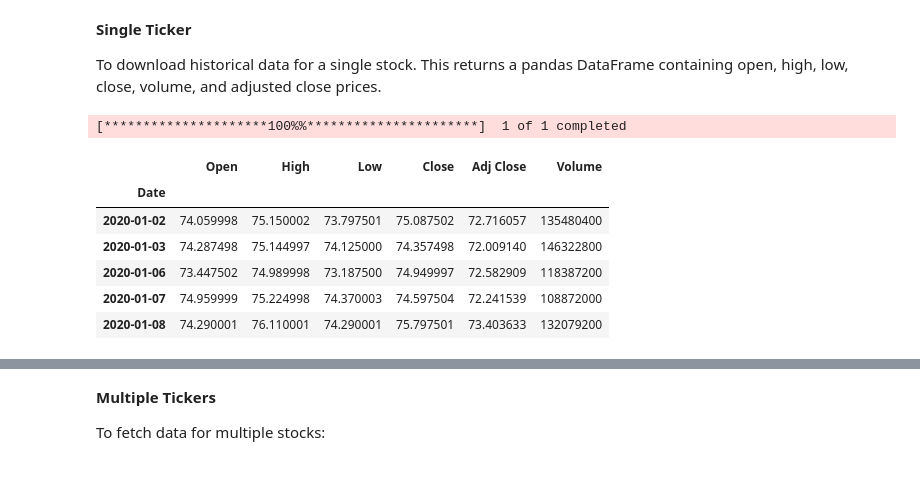
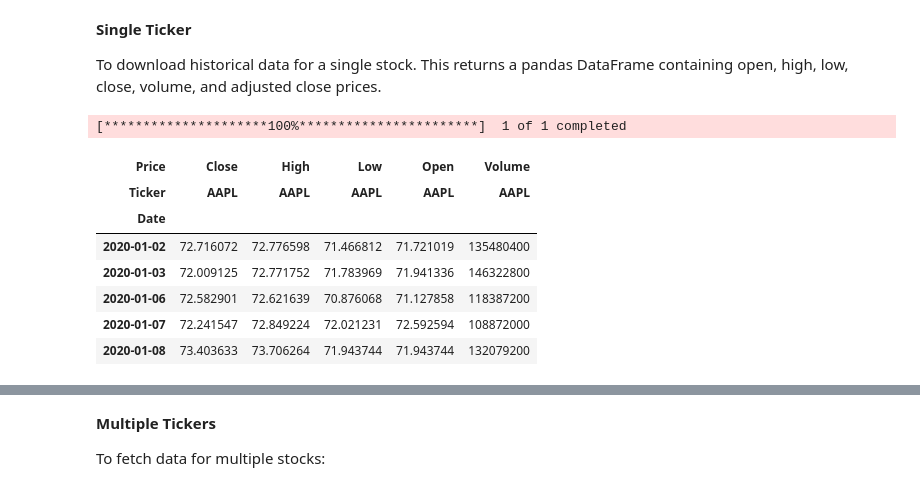
Before and after one commit to polyhedron-gdl/ml-for-finance-intro, a Jupyter notebook: 2025/01-notebooks/nb-lesson-1-3.ipynb, the cells around one changed output, grey strips where cells are left out. Saved outputs shown, nothing was run; the diff lists cells and outputs as text; code cells hidden in the pictures.

```diff
--- a/2025/01-notebooks/nb-lesson-1-3.ipynb
+++ b/2025/01-notebooks/nb-lesson-1-3.ipynb
@@ -577,15 +577,16 @@ import yfinance as yf
 To download historical data for a single stock. This returns a pandas DataFrame containing open, high, low, close, volume, and adjusted close prices.
 # %%
 # Download historical data for Apple (AAPL)
-apple_data = yf.download("AAPL", start="2020-01-01", end="2023-01-01")
+apple_data = yf.download("AAPL", start="2020-01-01", end="2022-01-01")
 apple_data.head()
 # %% [output]
-[*********************100%%**********************]  1 of 1 completed
+[*********************100%***********************]  1 of 1 completed
-|  | Open | High | Low | Close | Adj Close | Volume |
-| Date |  |  |  |  |  |  |
-| 2020-01-02 | 74.059998 | 75.150002 | 73.797501 | 75.087502 | 72.716057 | 135480400 |
-| 2020-01-03 | 74.287498 | 75.144997 | 74.125000 | 74.357498 | 72.009140 | 146322800 |
-| 2020-01-06 | 73.447502 | 74.989998 | 73.187500 | 74.949997 | 72.582909 | 118387200 |
-| 2020-01-07 | 74.959999 | 75.224998 | 74.370003 | 74.597504 | 72.241539 | 108872000 |
-| 2020-01-08 | 74.290001 | 76.110001 | 74.290001 | 75.797501 | 73.403633 | 132079200 |
+| Price | Close | High | Low | Open | Volume |
+| Ticker | AAPL | AAPL | AAPL | AAPL | AAPL |
+| Date |  |  |  |  |  |
+| 2020-01-02 | 72.716072 | 72.776598 | 71.466812 | 71.721019 | 135480400 |
+| 2020-01-03 | 72.009125 | 72.771752 | 71.783969 | 71.941336 | 146322800 |
+| 2020-01-06 | 72.582901 | 72.621639 | 70.876068 | 71.127858 | 118387200 |
+| 2020-01-07 | 72.241547 | 72.849224 | 72.021231 | 72.592594 | 108872000 |
+| 2020-01-08 | 73.403633 | 73.706264 | 71.943744 | 71.943744 | 132079200 |
 # %%
```
Also changed, not shown: parts of 11 cells of this notebook.
